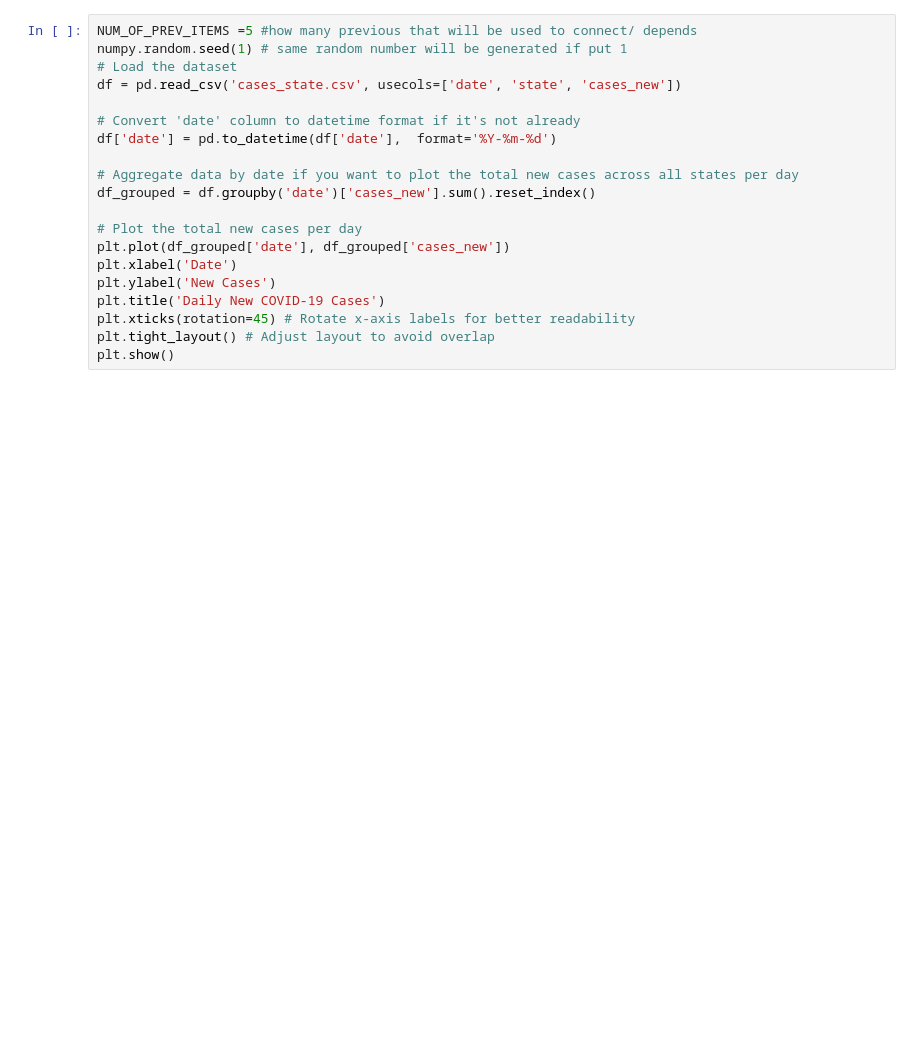
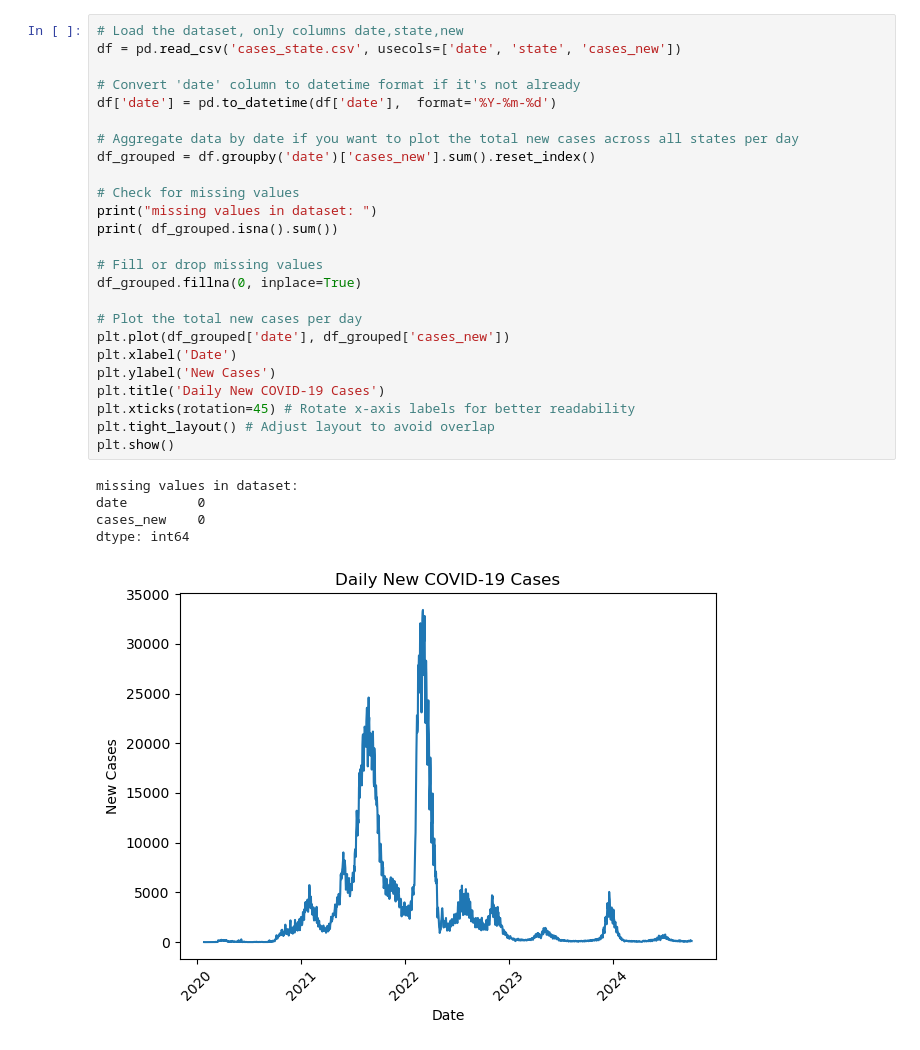
Before and after one commit to nursahiraa/fyp, a Jupyter notebook: fypdata/fypdatatest/RandomForest.ipynb, the cells around one changed output. Saved outputs shown, nothing was run; the diff lists cells and outputs as text; blank space fills up the shorter version.

Commit message:
update Random Forest method

```diff
--- a/fypdata/fypdatatest/RandomForest.ipynb
+++ b/fypdata/fypdatatest/RandomForest.ipynb
@@ -19,20 +30,31 @@ import matplotlib.dates as mdates
 # %%
-NUM_OF_PREV_ITEMS =5 #how many previous that will be used to connect/ depends
-numpy.random.seed(1) # same random number will be generated if put 1
-# Load the dataset
+# Load the dataset, only columns date,state,new
 df = pd.read_csv('cases_state.csv', usecols=['date', 'state', 'cases_new'])
 
 # Convert 'date' column to datetime format if it's not already
 df['date'] = pd.to_datetime(df['date'],  format='%Y-%m-%d')
 
 # Aggregate data by date if you want to plot the total new cases across all states per day
 df_grouped = df.groupby('date')['cases_new'].sum().reset_index()
+
+# Check for missing values
+print("missing values in dataset: ")
+print( df_grouped.isna().sum())
+
+# Fill or drop missing values
+df_grouped.fillna(0, inplace=True)
 
 # Plot the total new cases per day
 plt.plot(df_grouped['date'], df_grouped['cases_new'])
 plt.xlabel('Date')
 plt.ylabel('New Cases')
 plt.title('Daily New COVID-19 Cases')
 plt.xticks(rotation=45) # Rotate x-axis labels for better readability
 plt.tight_layout() # Adjust layout to avoid overlap
 plt.show()
+# %% [output]
+missing values in dataset:
+date         0
+cases_new    0
+dtype: int64
+[figure, added]
```
Also changed, not shown: parts of 6 cells of this notebook, 1 other file.
